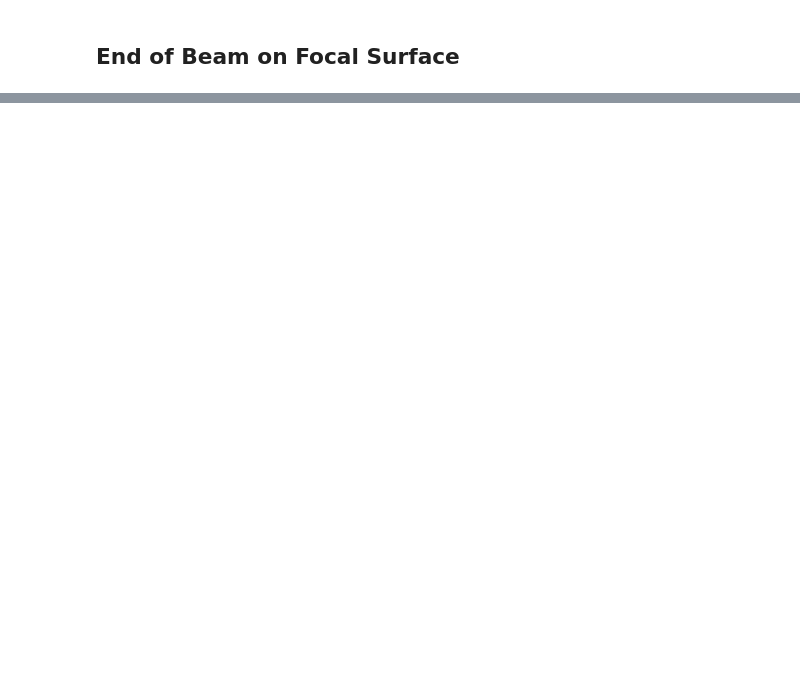
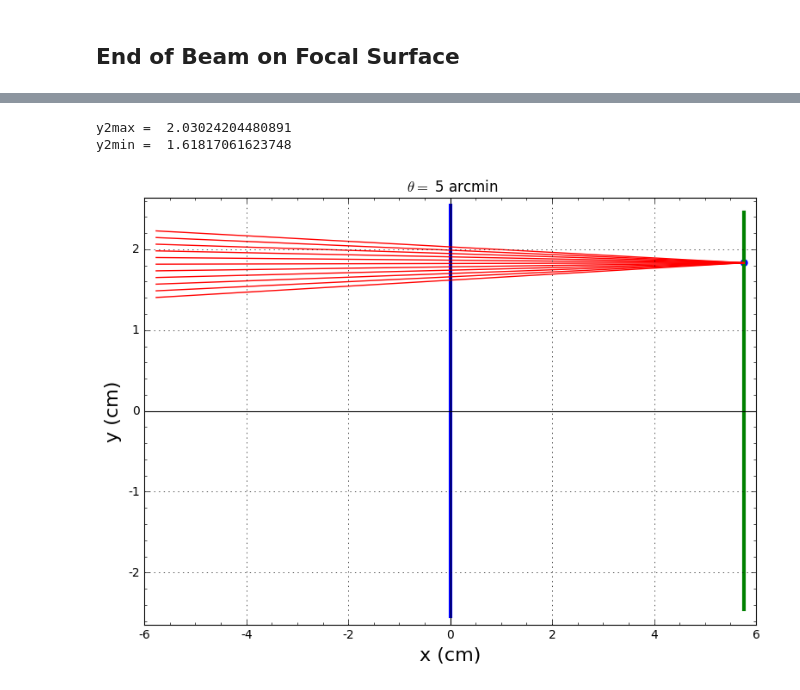
Before and after one commit to sylvielsstfr/AtmGratingOptics, a Jupyter notebook: AuxTelOptGeom_CTIO_sagenb.ipynb, the cells around one changed output, grey strips where cells are left out. Cells and saved outputs as stored; diff of their text form; code cells hidden in the pictures; blank space fills up the shorter version.

```diff
--- a/AuxTelOptGeom_CTIO_sagenb.ipynb
+++ b/AuxTelOptGeom_CTIO_sagenb.ipynb
@@ -21,5 +23,6 @@ m_to_cm=100.
 # %%
 arcdeg_to_arcmin=60.
+arcmin_to_arcdeg=1./arcdeg_to_arcmin
 arcmin_to_arcsec=60.
 arcdeg_to_arcsec=arcdeg_to_arcmin*arcmin_to_arcsec
 arcsec_to_arcdeg=1./arcdeg_to_arcsec
@@ -31,6 +31,7 @@ See http://trac.sagemath.org/5930 for details.
 # %%
 rad_to_deg=1/deg_to_rad
 rad_to_arcsec=rad_to_deg*arcdeg_to_arcsec
+rad_to_arcmin=rad_to_deg*arcdeg_to_arcmin
 # %% [markdown]
 ## Configuration parameters
 ----------------------------------
@@ -190,2 +176,4 @@ PlotEndBeam()
 # %%
 import numpy as np
+# %%
+angle=5*arcmin_to_arcdeg*deg_to_rad
@@ -192 +354,7 @@ import numpy as np
+# %%
+PlotEndBeamAngl(angle,Filt_D,2,11,ratio=None)
+# %% [output]
+y2max =  2.03024204480891
+y2min =  1.61817061623748
+[figure, added]
 # %%
```
Also changed, not shown: parts of 21 cells of this notebook.
